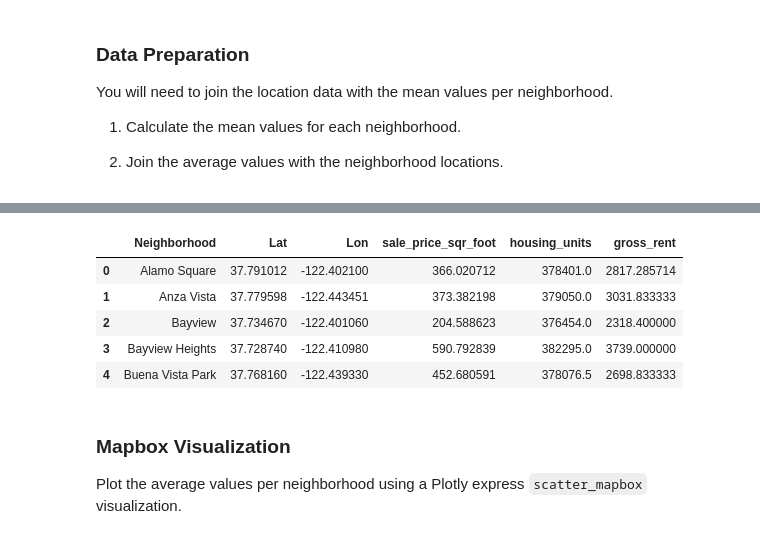
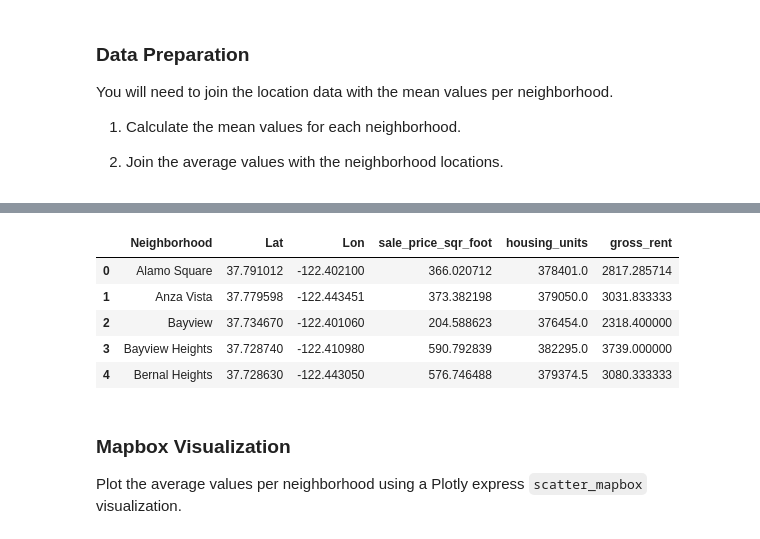
Before and after one commit to johnlardis/Week-6-Homework, a Jupyter notebook: Starter_Code/rental_analysis.ipynb, the cells around one changed output, grey strips where cells are left out. Cells and saved outputs as stored; diff of their text form; code cells hidden in the pictures.

```diff
--- a/Starter_Code/rental_analysis.ipynb
+++ b/Starter_Code/rental_analysis.ipynb
@@ -211,0 +235,9 @@ In this section, you will read in neighborhoods location data and build an inter
+# %%
+# Load neighborhoods coordinates data
+file_path = Path("Data/neighborhoods_coordinates.csv")
+df_neighborhood_coords = pd.read_csv(file_path)
+df_neighborhood_coords = df_neighborhood_coords.rename(columns = {'Neighborhood': 'Neighborhood'}, inplace = False)
+df_neighborhood_coords.head()
+
+
+# had problems concating files below - trying to see if there is a variation in the name
@@ -229,0 +259,10 @@ You will need to join the location data with the mean values per neighborhood.
+# %%
+# Calculate the mean values for each neighborhood
+neighbourhood_mean_values = sf_data_top_10.sort_values(by='neighborhood').reset_index(drop=True)
+
+#renaming neighborhood to Neighborhood so tables will align
+#neighbourhood_mean_vales = neighbourhood_mean_values.rename(columns = {'neighborhood': 'Neighborhood'}, inplace = False)
+
+neighbourhood_mean_vales = neighbourhood_mean_vales.drop(['Neighborhood'],axis=1)
+
+neighbourhood_mean_vales.head()
@@ -230,13 +276,15 @@ You will need to join the location data with the mean values per neighborhood.
 # %%
 # Join the average values with the neighborhood locations
-# YOUR CODE HERE!
+combined_df = pd.concat([df_neighborhood_coords,neighbourhood_mean_vales], axis="columns", join="inner")
+
+combined_df.head()
 # %% [output]
 |  | Neighborhood | Lat | Lon | sale_price_sqr_foot | housing_units | gross_rent |
 | 0 | Alamo Square | 37.791012 | -122.402100 | 366.020712 | 378401.0 | 2817.285714 |
 | 1 | Anza Vista | 37.779598 | -122.443451 | 373.382198 | 379050.0 | 3031.833333 |
 | 2 | Bayview | 37.734670 | -122.401060 | 204.588623 | 376454.0 | 2318.400000 |
 | 3 | Bayview Heights | 37.728740 | -122.410980 | 590.792839 | 382295.0 | 3739.000000 |
-| 4 | Buena Vista Park | 37.768160 | -122.439330 | 452.680591 | 378076.5 | 2698.833333 |
+| 4 | Bernal Heights | 37.728630 | -122.443050 | 576.746488 | 379374.5 | 3080.333333 |
 # %% [markdown]
 ### Mapbox Visualization
 
```
Also changed, not shown: parts of 25 cells of this notebook, 4 other files.
